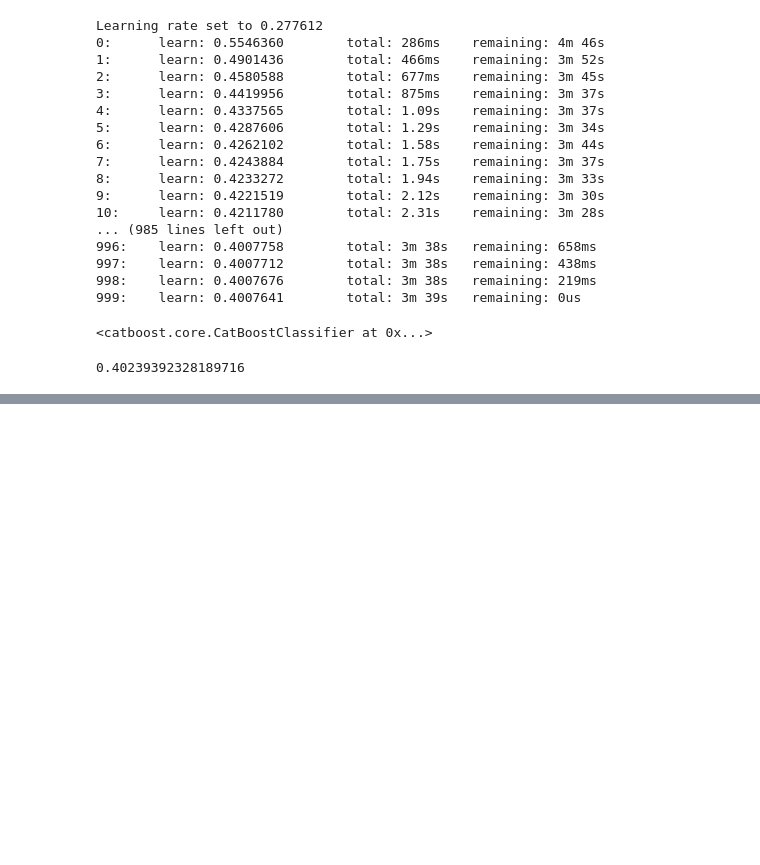
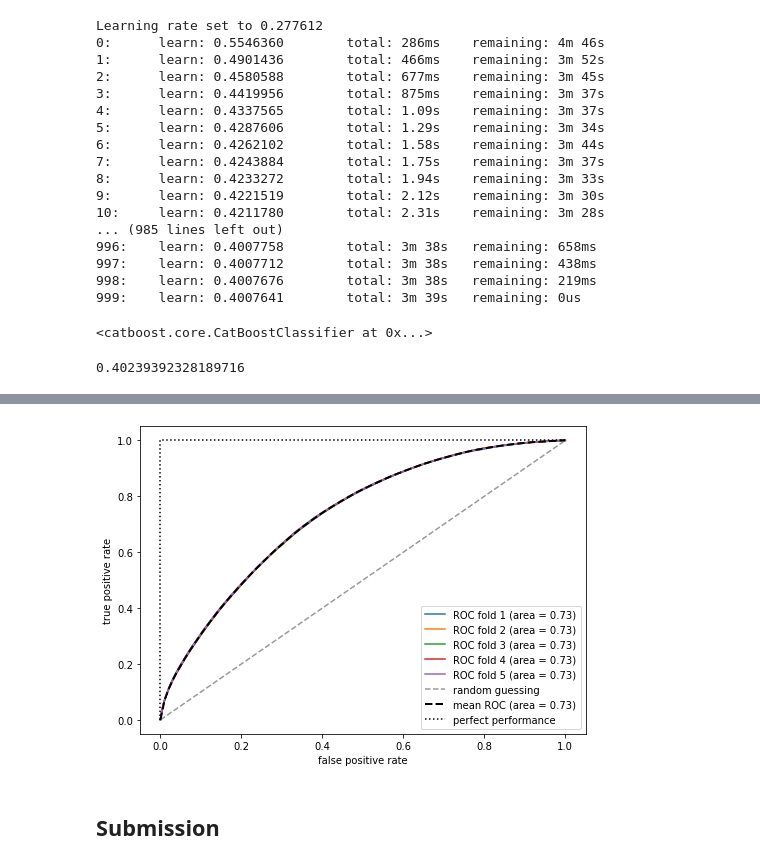
Before and after one commit to jackiejiaqi/MSBA, a Jupyter notebook: ISOM674-ML/finalProject_Team4.ipynb, the cells around one changed output, grey strips where cells are left out. Cells and saved outputs as stored; diff of their text form; code cells hidden in the pictures; blank space fills up the shorter version.

```diff
--- a/ISOM674-ML/finalProject_Team4.ipynb
+++ b/ISOM674-ML/finalProject_Team4.ipynb
@@ -764,3 +808,76 @@ Lightgbm
+# %%
+############################### Import Libraries & Modules #################################
+from sklearn.metrics import roc_curve, auc
+from numpy import interp
+from sklearn.model_selection import StratifiedKFold
+lgb = LGBMClassifier(learning_rate=0.1,num_leaves = 300,random_state=42, metric = 'binary_logloss',cat_smooth= 35)
+# %%
+#################################### Cross - Validation ####################################
+
+# This cross-validation object is a variation of KFold that returns stratified folds
+# The folds are made by preserving the percentage of samples for each class
+cv = list(StratifiedKFold(n_splits=5,                 # number of folds. Must be at least 2
+                          ).split(X_train, y_train))  # generate indices to split data into training and test set
+# %%
+##################################### Visualization ######################################
+
+fig = plt.figure(figsize=(7, 5)) # set figure size
+
+mean_tpr = 0.0
+mean_fpr = np.linspace(0, 1, 100)
+all_tpr = []
+
+for i, (train, test) in enumerate(cv): # enumarate allows us to loop over something and have an automatic counter (e.g, 0, 1, 2, etc.)
+    probas = lgb.fit(X_train.iloc[train],y_train.iloc[train]).predict_proba(X_train.iloc[test]) # make predictions based on classifiers
+
+    # roc_curve will compute Receiver operating characteristic (ROC)
+    fpr, tpr, thresholds = roc_curve(y_train.iloc[test], # data for ROC curves (true labels)
+                                     probas[:, 1],  # predictions based on estimators
+                                     pos_label=1)   # the label of the positive class
+    mean_tpr += interp(mean_fpr, fpr, tpr)          # one-dimensional linear interpolation (continuous ROC curve)
+
+    mean_tpr[0] = 0.0
+    # auc will compute Area Under the Curve (AUC)
+    roc_auc = auc(fpr, tpr)
+    plt.plot(fpr,                                   # the horizontal coordinates of the data points
+             tpr,                                   # the vertical coordinates of the data points
+             label='ROC fold %d (area = %0.2f)'
+                   % (i+1, roc_auc))
+
+plt.plot([0, 1],                                    # plot random guessing classifier
+         [0, 1],
+         linestyle='--',
+         color=(0.6, 0.6, 0.6),
+         label='random guessing')
+
+mean_tpr /= len(cv)                                 # plot mearn ROC curve
+mean_tpr[-1] = 1.0
+mean_auc = auc(mean_fpr, mean_tpr)
+plt.plot(mean_fpr,
+         mean_tpr,
+         'k--',
+         label='mean ROC (area = %0.2f)' % mean_auc, lw=2)
+
+plt.plot([0, 0, 1],                                 # plot perfect classifier
+         [0, 1, 1],
+         linestyle=':',
+         color='black',
+         label='perfect performance')
+
+# Figure paramaters: x axis limits, y axis limits, labels of axes, legend position
+plt.xlim([-0.05, 1.05])
+plt.ylim([-0.05, 1.05])
+plt.xlabel('false positive rate')
+plt.ylabel('true positive rate')
+plt.legend(loc="lower right")
+
+plt.tight_layout()
+# plt.savefig('ROC_CrossValidation_Oneclassifier.png', dpi=300)
+plt.show()                                          # display figure
+# %% [output]
+[figure, added]
+# %% [markdown]
+## Submission
 # %%
 y_sub = lgb.predict_proba(X_test)[:,1]
 # %%
```
Also changed, not shown: parts of 11 cells of this notebook, 1 other file.
